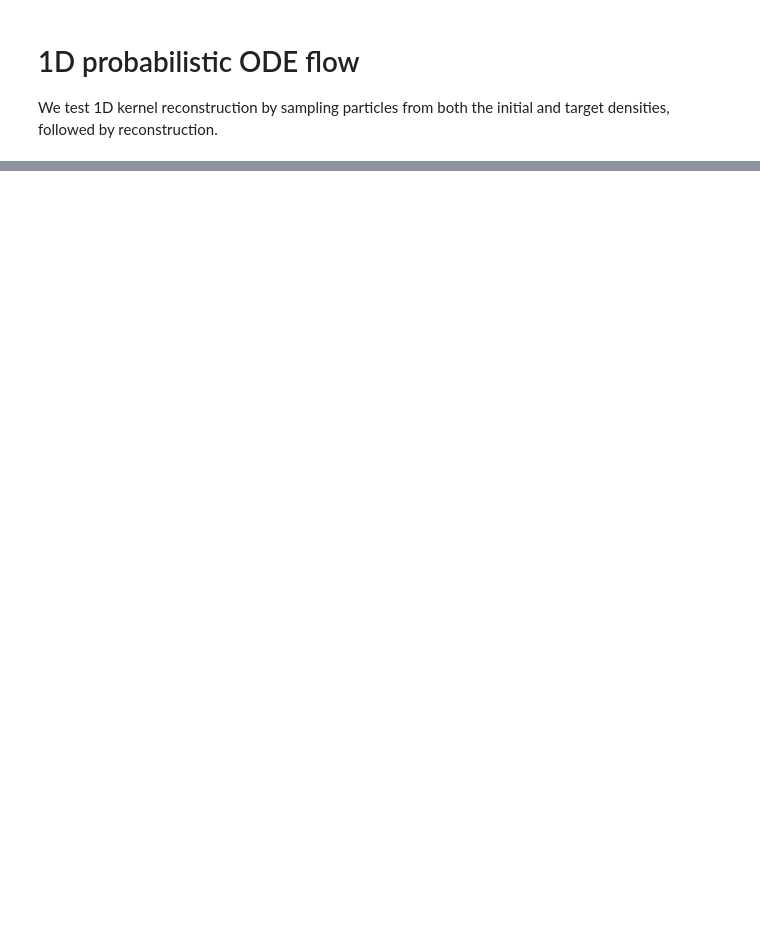
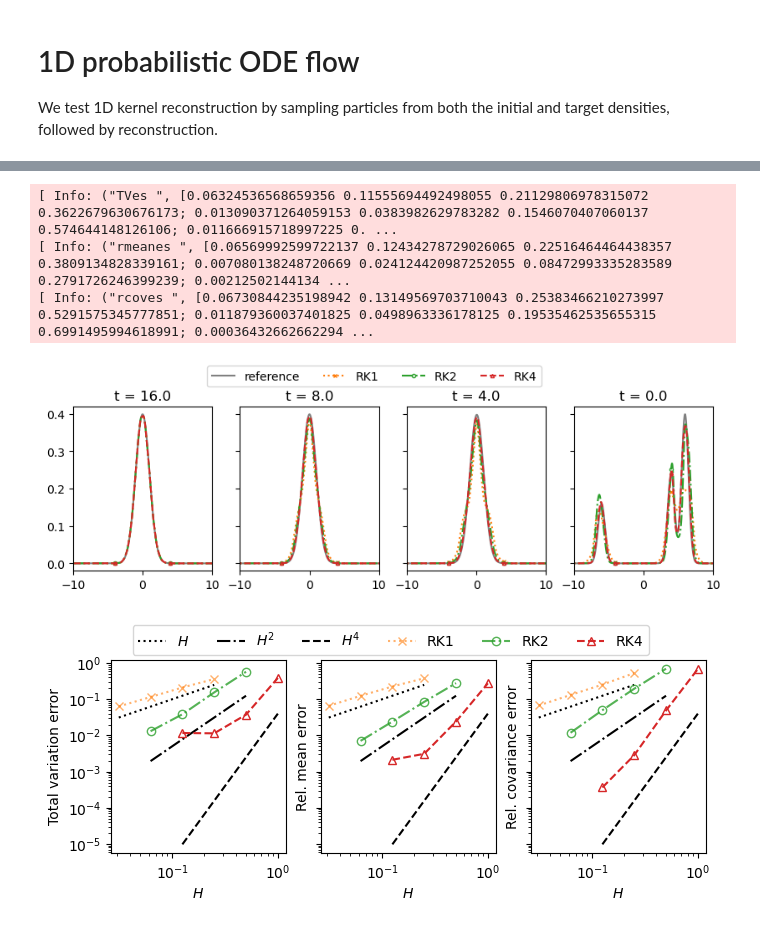
Before and after one commit to PKU-CMEGroup/InverseProblems.jl, a Jupyter notebook: Diffusion/Gaussian-mixture-density-RK.ipynb, the cells around one changed output, grey strips where cells are left out. Saved outputs shown, nothing was run; the diff lists cells and outputs as text; code cells hidden in the pictures; blank space fills up the shorter version.

```diff
--- a/Diffusion/Gaussian-mixture-density-RK.ipynb
+++ b/Diffusion/Gaussian-mixture-density-RK.ipynb
@@ -638 +760,9 @@ fig.savefig("1D-ode-RK(discretization-error).pdf")
+# %%
+one_dim_test(false, Ny, 1.0e-1; seed=42)
+# %% [output]
+[ Info: ("TVes ", [0.06324536568659356 0.11555694492498055 0.21129806978315072 0.3622679630676173; 0.013090371264059153 0.0383982629783282 0.1546070407060137 0.574644148126106; 0.011666915718997225 0. ...
+[ Info: ("rmeanes ", [0.06569992599722137 0.12434278729026065 0.22516464464438357 0.3809134828339161; 0.007080138248720669 0.024124420987252055 0.08472993335283589 0.2791726246399239; 0.00212502144134 ...
+[ Info: ("rcoves ", [0.06730844235198942 0.13149569703710043 0.25383466210273997 0.5291575345777851; 0.011879360037401825 0.0498963336178125 0.19535462535655315 0.6991495994618991; 0.00036432662662294 ...
+[figure, added]
+[figure, added]
 # %% [markdown]
```
Also changed, not shown: parts of 28 cells of this notebook.
